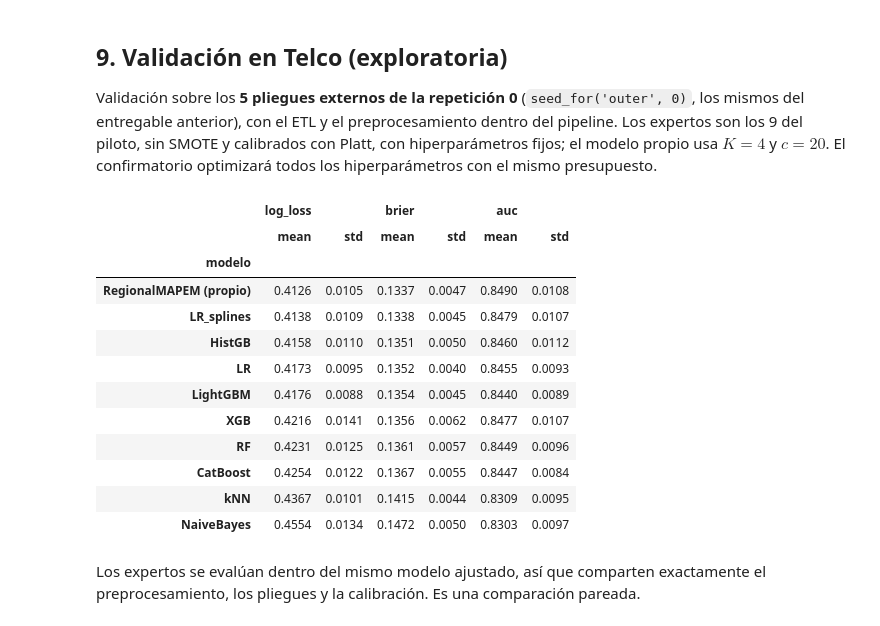
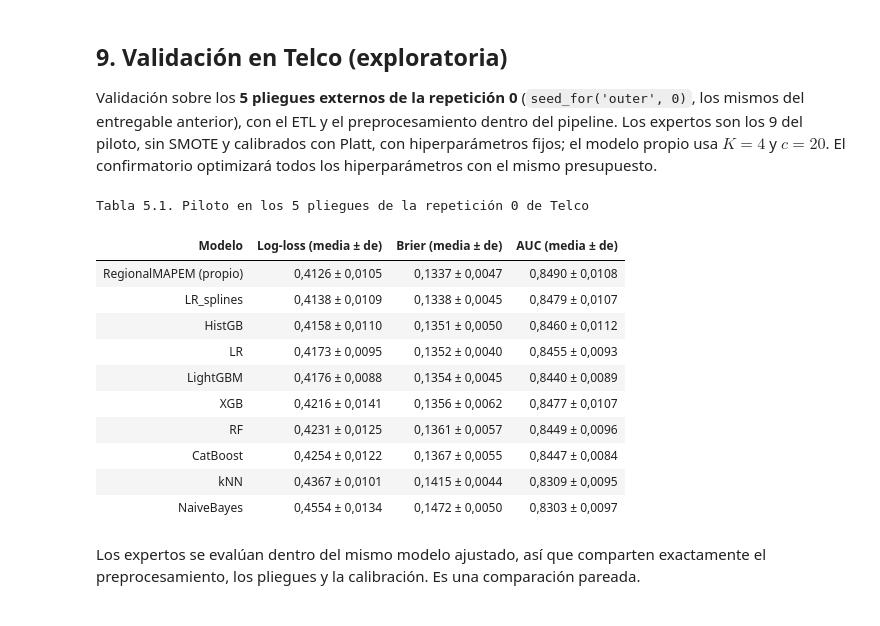
Before and after one commit to Nataly-Cardenas/Telco_Churn_JBook, a Jupyter notebook: MODELO_PROPIO.ipynb, the cells around one changed output. Cells and saved outputs as stored; diff of their text form; code cells hidden in the pictures.

```diff
--- a/MODELO_PROPIO.ipynb
+++ b/MODELO_PROPIO.ipynb
@@ -256,48 +275,50 @@ from lightgbm import LGBMClassifier
 
 def prepro():
     return Pipeline([("features", HistoricalFeatures()), ("prep", ColumnTransformer(
         [("num", StandardScaler(), NUMERIC), ("cat", OneHotEncoder(handle_unknown="ignore", drop="first", sparse_output=False), CATEGORICAL)],
         remainder="drop", sparse_threshold=0.0))])
 CONT = [0, 1, 2, 4]          # columnas continuas tras el preprocesamiento (tenure, MonthlyCharges, TotalCharges, AvgChargePerMonth)
 EXPERTOS = [
     ("LR", LogisticRegression(max_iter=3000)),
     ("LR_splines", Pipeline([("spl", ColumnTransformer([("s", SplineTransformer(n_knots=5), CONT)], remainder="passthrough")),
                              ("lr", LogisticRegression(C=0.5, max_iter=4000))])),
     ("RF", RandomForestClassifier(n_estimators=300, min_samples_leaf=5, n_jobs=-1, random_state=SEMILLA)),
     ("XGB", XGBClassifier(n_estimators=300, learning_rate=0.03, max_depth=3, subsample=0.8, colsample_bytree=0.8, random_state=SEMILLA, verbosity=0)),
     ("HistGB", HistGradientBoostingClassifier(learning_rate=0.05, max_leaf_nodes=15, min_samples_leaf=40, random_state=SEMILLA)),
     ("kNN", KNeighborsClassifier(n_neighbors=50, weights="distance")),
     ("CatBoost", CatBoostClassifier(iterations=400, learning_rate=0.05, depth=4, verbose=0, random_seed=SEMILLA, thread_count=2)),
     ("LightGBM", LGBMClassifier(n_estimators=300, learning_rate=0.03, num_leaves=15, min_child_samples=40, subsample=0.8, subsample_freq=1, colsample_bytree=0.8, random_state=SEMILLA, verbose=-1)),
     ("NaiveBayes", GaussianNB())]
 
 filas, modelos = [], []
 outer = StratifiedKFold(5, shuffle=True, random_state=seed_for("outer", 0))
 for f, (tr, te) in enumerate(outer.split(X, y)):
     pipe = Pipeline([("pre", prepro()), ("modelo", RegionalMAPEM(experts=EXPERTOS, n_regions=4, prior_strength=20, inner_cv=3,
                                                                  max_iter=5000, random_state=seed_for("inner", 0, f)))])
     pipe.fit(X.iloc[tr], y[tr]); m = pipe.named_steps["modelo"]; modelos.append((pipe, tr, te))
     Xte = pipe.named_steps["pre"].transform(X.iloc[te])
     P = {"RegionalMAPEM (propio)": m.predict_proba(Xte)[:, 1]} | {n: m.expert_proba(Xte)[:, j] for j, n in enumerate(m.expert_names_)}
     for nom, p in P.items():
         filas.append(dict(pliegue=f, modelo=nom, log_loss=log_loss(y[te], p), brier=brier_score_loss(y[te], p), auc=roc_auc_score(y[te], p)))
 res = pd.DataFrame(filas)
-tabla = res.groupby("modelo")[["log_loss", "brier", "auc"]].agg(["mean", "std"]).sort_values(("log_loss", "mean")).round(4)
-tabla
+resumen_piloto = res.groupby("modelo")[["log_loss", "brier", "auc"]].agg(["mean", "std"]).sort_values(("log_loss", "mean"))
+vista = pd.DataFrame({"Modelo": resumen_piloto.index})
+for clave, nombre in (("log_loss", "Log-loss"), ("brier", "Brier"), ("auc", "AUC")):
+    vista[f"{nombre} (media ± de)"] = [f"{numero(a, 4)} ± {numero(b, 4)}" for a, b in zip(resumen_piloto[(clave, "mean")], resumen_piloto[(clave, "std")])]
+tabla_libro(vista, "Tabla 5.1. Piloto en los 5 pliegues de la repetición 0 de Telco")
 # %% [output]
+Tabla 5.1. Piloto en los 5 pliegues de la repetición 0 de Telco
-|  | log_loss |  | brier |  | auc |  |
-|  | mean | std | mean | std | mean | std |
-| modelo |  |  |  |  |  |  |
-| RegionalMAPEM (propio) | 0.4126 | 0.0105 | 0.1337 | 0.0047 | 0.8490 | 0.0108 |
-| LR_splines | 0.4138 | 0.0109 | 0.1338 | 0.0045 | 0.8479 | 0.0107 |
-| HistGB | 0.4158 | 0.0110 | 0.1351 | 0.0050 | 0.8460 | 0.0112 |
-| LR | 0.4173 | 0.0095 | 0.1352 | 0.0040 | 0.8455 | 0.0093 |
-| LightGBM | 0.4176 | 0.0088 | 0.1354 | 0.0045 | 0.8440 | 0.0089 |
-| XGB | 0.4216 | 0.0141 | 0.1356 | 0.0062 | 0.8477 | 0.0107 |
-| RF | 0.4231 | 0.0125 | 0.1361 | 0.0057 | 0.8449 | 0.0096 |
-| CatBoost | 0.4254 | 0.0122 | 0.1367 | 0.0055 | 0.8447 | 0.0084 |
-| kNN | 0.4367 | 0.0101 | 0.1415 | 0.0044 | 0.8309 | 0.0095 |
-| NaiveBayes | 0.4554 | 0.0134 | 0.1472 | 0.0050 | 0.8303 | 0.0097 |
+| Modelo | Log-loss (media ± de) | Brier (media ± de) | AUC (media ± de) |
+| RegionalMAPEM (propio) | 0,4126 ± 0,0105 | 0,1337 ± 0,0047 | 0,8490 ± 0,0108 |
+| LR_splines | 0,4138 ± 0,0109 | 0,1338 ± 0,0045 | 0,8479 ± 0,0107 |
+| HistGB | 0,4158 ± 0,0110 | 0,1351 ± 0,0050 | 0,8460 ± 0,0112 |
+| LR | 0,4173 ± 0,0095 | 0,1352 ± 0,0040 | 0,8455 ± 0,0093 |
+| LightGBM | 0,4176 ± 0,0088 | 0,1354 ± 0,0045 | 0,8440 ± 0,0089 |
+| XGB | 0,4216 ± 0,0141 | 0,1356 ± 0,0062 | 0,8477 ± 0,0107 |
+| RF | 0,4231 ± 0,0125 | 0,1361 ± 0,0057 | 0,8449 ± 0,0096 |
+| CatBoost | 0,4254 ± 0,0122 | 0,1367 ± 0,0055 | 0,8447 ± 0,0084 |
+| kNN | 0,4367 ± 0,0101 | 0,1415 ± 0,0044 | 0,8309 ± 0,0095 |
+| NaiveBayes | 0,4554 ± 0,0134 | 0,1472 ± 0,0050 | 0,8303 ± 0,0097 |
 # %% [markdown]
 Los expertos se evalúan dentro del mismo modelo ajustado, así que comparten exactamente el preprocesamiento, los pliegues y la calibración. Es una comparación pareada.
 # %%
```
Also changed, not shown: parts of 10 cells of this notebook, 38 other files.
